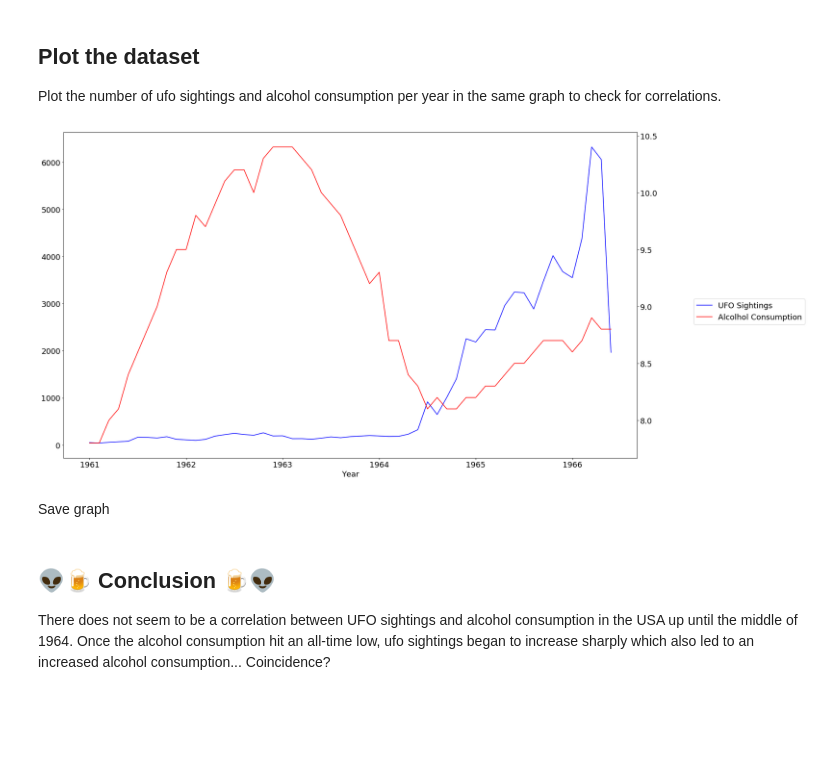
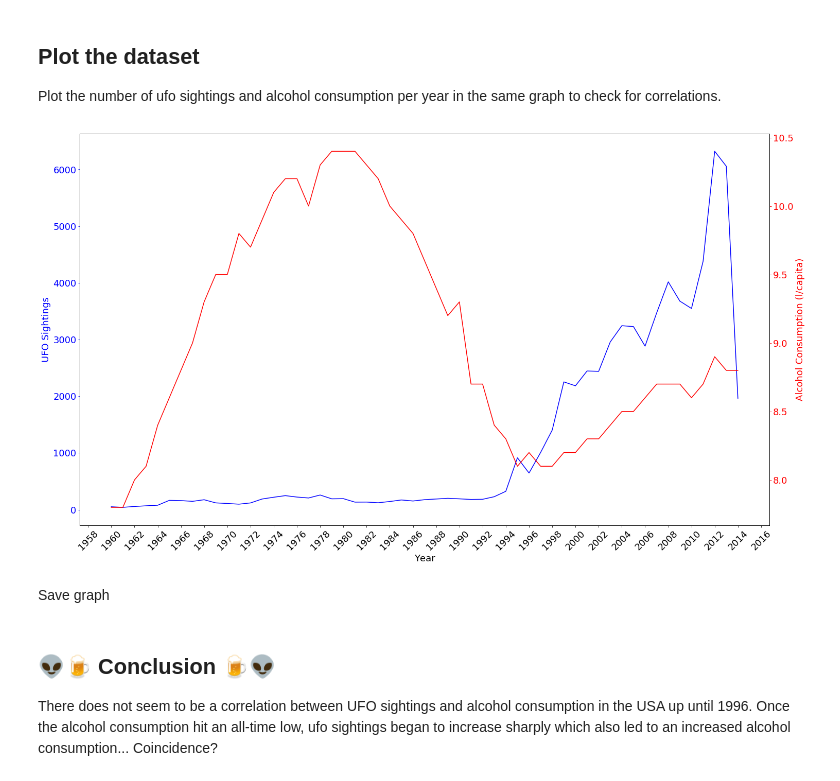
Before and after one commit to AleksVap/digitalpreservation-dmp, a Jupyter notebook: notebooks/02_visualization.ipynb, the cells around one changed output. Drawn from its saved outputs; the diff is of its cells as text; code cells hidden in the pictures; blank space fills up the shorter version.

Commit message:
Fix figure x-axis

```diff
--- a/notebooks/02_visualization.ipynb
+++ b/notebooks/02_visualization.ipynb
@@ -36,24 +36,33 @@ df.describe(include='all').T
 ## Plot the dataset
 
 Plot the number of ufo sightings and alcohol consumption per year in the same graph to check for correlations.
-# %%
-plt.rcParams.update({'font.size': 18})
-
-fig, ax = plt.subplots()
-fig.set_size_inches(24, 14, forward=True)
-
-df["ufo_sightings"].plot(ax=ax, style='b-')
-df["alcohol_consumption"].plot(ax=ax, style='r-', secondary_y=True)
-
-ax.set_xlabel('Year')
-ax.set_xticklabels(df["year"])
-
-ax.legend([ax.get_lines()[0], ax.right_ax.get_lines()[0]],
-           ['UFO Sightings', 'Alcolhol Consumption'], bbox_to_anchor=(1.3, 0.5))
-
-plt.show()
-# %% [output]
-[figure, removed]
+# %%
+import matplotlib.pyplot as plt
+import matplotlib.ticker as ticker
+
+plt.rcParams.update({'font.size': 18})
+
+fig, ax1 = plt.subplots()
+fig.set_size_inches(24, 14, forward=True)
+
+ax1.plot(df["year"], df["ufo_sightings"], 'b-')
+ax1.set_xlabel('Year')
+ax1.set_ylabel('UFO Sightings', color='b')
+ax1.tick_params('y', colors='b')
+
+ax1.xaxis.set_major_locator(ticker.MultipleLocator(2))
+
+for tick in ax1.get_xticklabels():
+    tick.set_rotation(45)
+
+ax2 = ax1.twinx()
+ax2.plot(df["year"], df["alcohol_consumption"], 'r-')
+ax2.set_ylabel('Alcohol Consumption (l/capita)', color='r')
+ax2.tick_params('y', colors='r')
+
+plt.show()
+# %% [output]
+[figure, added]
 # %% [markdown]
 Save graph
 # %%
@@ -61,4 +70,4 @@ fig.savefig(FIGURE_FILENAME, dpi=fig.dpi, bbox_inches='tight')
 # %% [markdown]
 ## 👽🍺  Conclusion 🍺👽
 
-There does not seem to be a correlation between UFO sightings and alcohol consumption in the USA up until the middle of 1964. Once the alcohol consumption hit an all-time low, ufo sightings began to increase sharply which also led to an increased alcohol consumption... Coincidence?
+There does not seem to be a correlation between UFO sightings and alcohol consumption in the USA up until 1996. Once the alcohol consumption hit an all-time low, ufo sightings began to increase sharply which also led to an increased alcohol consumption... Coincidence?
```
Also changed, not shown: 1 other file.
